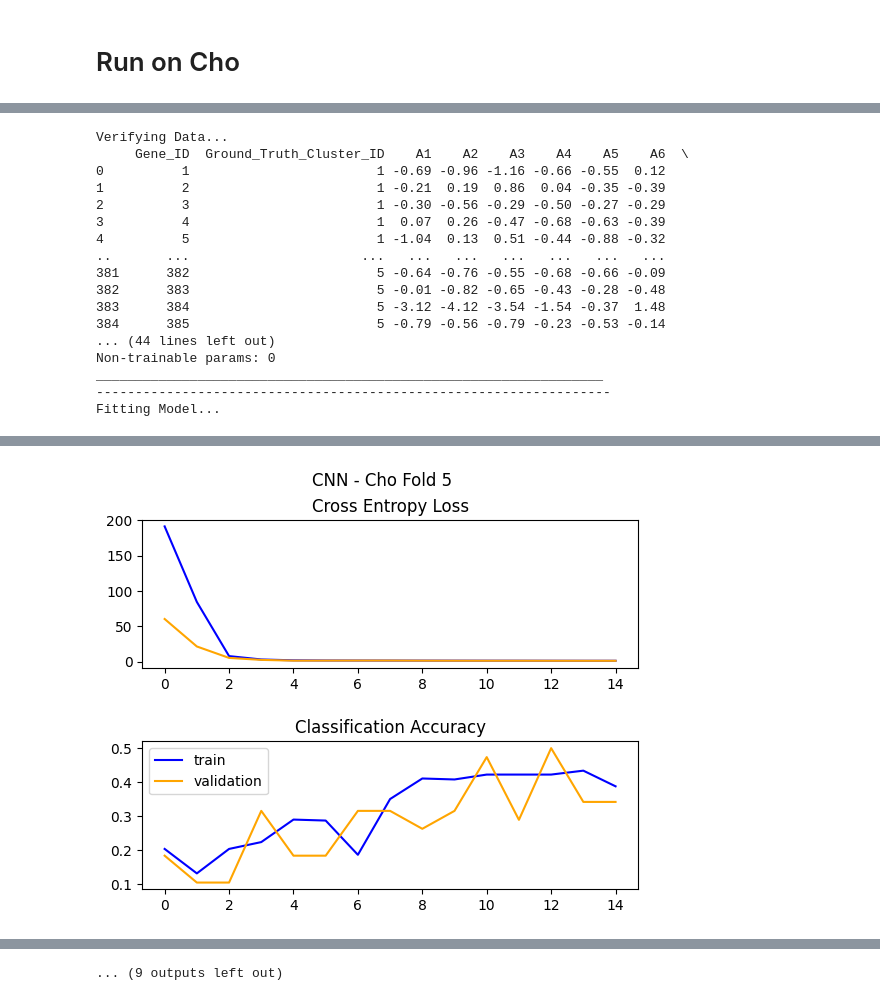
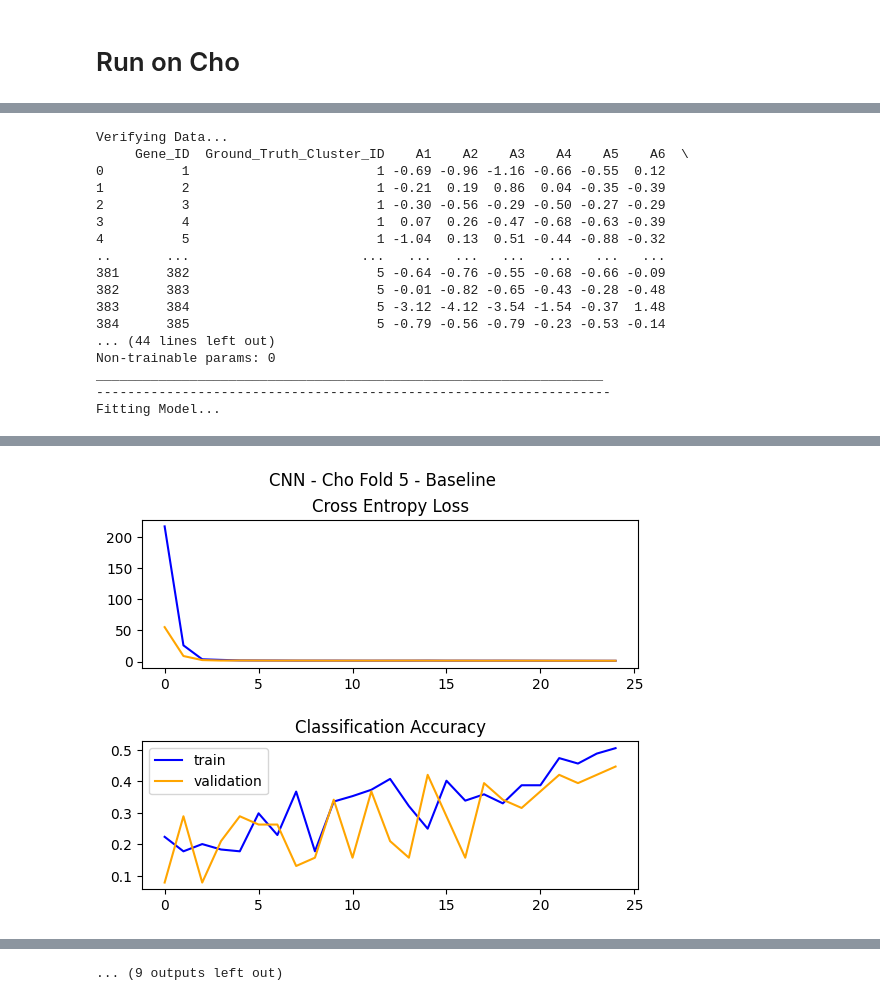
Before and after one commit to lin-shuang/cnn-classification, a Jupyter notebook: cnn.ipynb, the cells around one changed output, grey strips where cells are left out. Saved outputs shown, nothing was run; the diff lists cells and outputs as text; code cells hidden in the pictures.

```diff
--- a/cnn.ipynb
+++ b/cnn.ipynb
@@ -74,8 +72,3 @@ def validation_CIFAR(images, labels):
     print(f"New validation/labels length: {len(images_val)}/{len(labels_val)}")
 
     return ((images, labels), (images_val, labels_val))
-# %%
-#debug
-kf = KFold(n_splits=10, shuffle=True)
-for train_index, test_index in kf.split(df_cho):
-    train_data = df_cho.iloc[train_index].values
@@ -112,9 +105,9 @@ def validation_Cho(df):
     return (train_data, train_labels), (val_data, val_labels)
 # %%
 # (shape of the data, and the number of labels)
-def build_model_CNN(shape, labels_size):
+def build_model_CNN_baseline(shape, labels_size):
 
-    # define cnn model
+    # baseline 1-block VGG-style model
     model = models.Sequential()
     model.add(Conv2D(32, (3, 3), activation='relu', kernel_initializer='he_uniform', padding='same', input_shape=shape))
     model.add(Conv2D(32, (3, 3), activation='relu', kernel_initializer='he_uniform', padding='same'))
@@ -309,48 +299,60 @@ def run_MNIST():
 # %%
-#def run_Cho():
+def run_Cho():
 
-# load dataset
-df_cho = load_Cho()
+    # load dataset
+    df_cho = load_Cho()
 
-print("\nVerifying Data...")
+    print("\nVerifying Data...")
 
-print(df_cho)
+    print(df_cho)
 
-print("Data Verified!\n")
-print("------------------------------------------------------------------")
-
-# 10 fold cross-validation
-model_Cho = {}
-for i in range(1,11):
-    print("Creating Validation Set...")
-
-    (train_data, train_labels), (val_data, val_labels) = validation_Cho(df_cho)
-
-    print("------------------------------------------------------------------")
-    print("Building Model...")
-
-    model_Cho[i-1] = build_model_CNN((3, 6, 1), 6) # 6 labels bcuz 0-5, but 0 is not used!
-
-    print("------------------------------------------------------------------")
-    print("Fitting Model...")
-
-    # fit model
-    history_Cho = model_Cho[i-1].fit(train_data, train_labels, epochs=10+i, batch_size=64, validation_data=(val_data, val_labels), verbose=0)
-
-    # show learning curves
-    show_diagnostics(history_Cho, "Cho Fold " + str(i), "validation")
-
-    print("------------------------------------------------------------------")
-    print("Evaluating Model...")
-
-    # evaluate model
-    test_loss, test_acc = model_Cho[i-1].evaluate(val_data,  val_labels)
-    print("Loss: ", test_loss)
-    print(f"Accuracy: {test_acc :.2%}")
-
-    print(f"Fold {i} Complete!")
+    print("Data Verified!\n")
     print("------------------------------------------------------------------")
 
+    # 10 fold cross-validation
+    # folds 1-5 are baselines and folds 6-10 are tuned models
+    # both baseline and tuned models run from epochs 20 - 25
+    model_Cho = {}
+    for i in range(1,11): #debugging on tuned model
+        print("Creating Validation Set...")
+
+        (train_data, train_labels), (val_data, val_labels) = validation_Cho(df_cho)
+
+        print("------------------------------------------------------------------")
+        print("Building Model...")
+
+        if (i < 6):
+            model_Cho[i-1] = build_model_CNN_baseline((3, 6, 1), 6) # 6 labels bcuz 0-5, but 0 is not used!
+        else:
+            model_Cho[i-1] = build_model_CNN_tuned((3, 6, 1), 6)
+
+        print("------------------------------------------------------------------")
+        print("Fitting Model...")
+
+        # fit model
+        if (i < 6):
+            epochs = 20+i
+        else:
+            epochs = 20+(i-6)
+        history_Cho = model_Cho[i-1].fit(train_data, train_labels, epochs=epochs, batch_size=64, validation_data=(val_data, val_labels), verbose=0)
+
+        # show learning curves
+        if (i < 6):
+            show_diagnostics(history_Cho, "Cho Fold " + str(i) + " - Baseline", "validation")
+        else:
+            show_diagnostics(history_Cho, "Cho Fold " + str(i) + " - Tuned", "validation")
+
+        print("------------------------------------------------------------------")
+        print("Evaluating Model...")
+
+        # evaluate model
+        test_loss, test_acc = model_Cho[i-1].evaluate(val_data,  val_labels)
+        print("Loss: ", test_loss)
+        print(f"Accuracy: {test_acc :.2%}")
+
+        print(f"Fold {i} Complete!")
+        print("------------------------------------------------------------------")
+
 #run_Cho()
 # %% [output]
 Verifying Data...
@@ -433,15 +435,15 @@ Accuracy: 50.00%
 Fold 4 Complete!
 ------------------------------------------------------------------
 Creating Validation Set...
 New training/labels length: 348/348
 New validation/labels length: 38/38
 ------------------------------------------------------------------
 Building Model...
 ... (20 lines left out)
 Non-trainable params: 0
 _________________________________________________________________
 ------------------------------------------------------------------
 Fitting Model...
-[figure, old version]
+[figure, new version]
 ------------------------------------------------------------------
 Evaluating Model...
```
Also changed, not shown: parts of 7 cells of this notebook.
